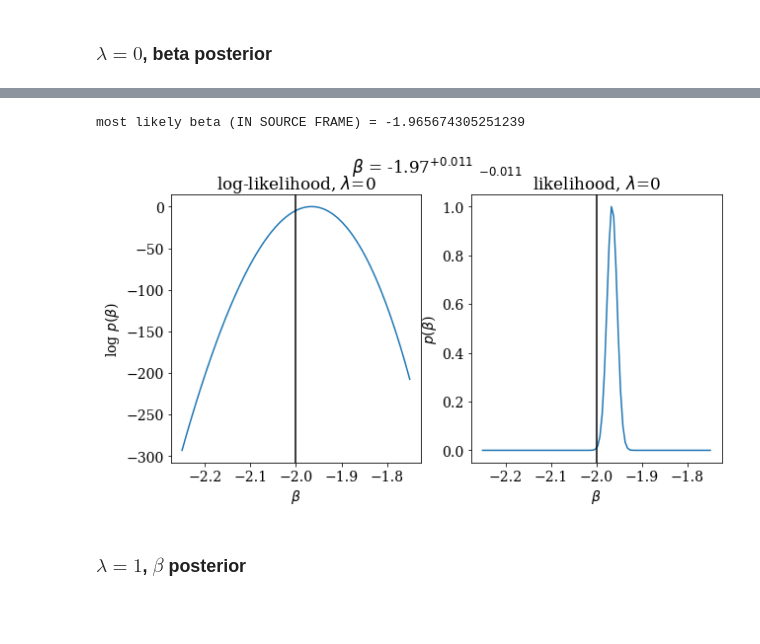
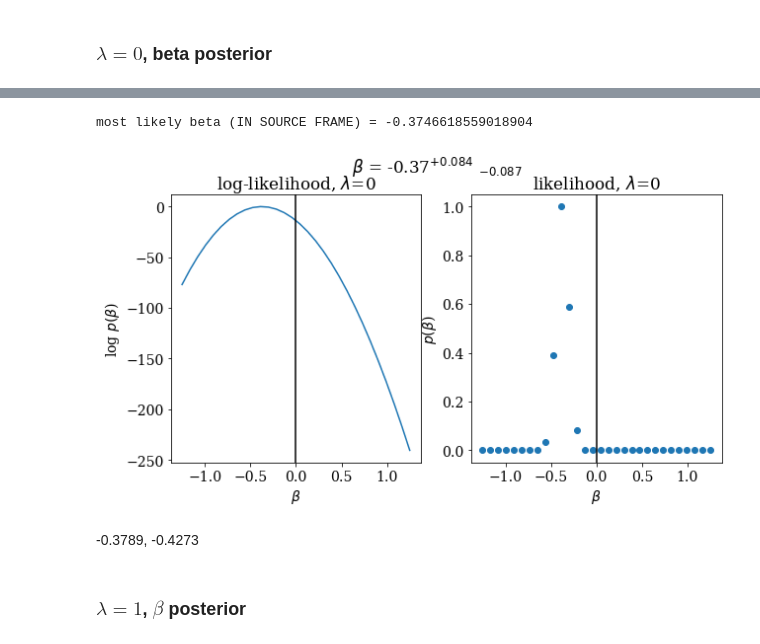
Before and after one commit to veome22/hybrid_waveforms, a Jupyter notebook: powerlaw_population_inference.ipynb, the cells around one changed output, grey strips where cells are left out. Cells and saved outputs as stored; diff of their text form; code cells hidden in the pictures; blank space fills up the shorter version.

Commit message:
implemented separate m2 integral with its own integration range to try and fix beta bias

```diff
--- a/powerlaw_population_inference.ipynb
+++ b/powerlaw_population_inference.ipynb
@@ -1247,19 +1238,27 @@ q_mu_sampled = np.random.normal(q_events, q_sigma_events)
+# %%
+# Calculate the requisite mu_m1, sigma_m1 for the Event Likelihoods
+m1_mu_sampled, m1_sigma_events = sample_m1_events(df_mc, df_eta, biased=False)
+m2_mu_sampled, m2_sigma_events = sample_m2_events(df_mc, df_eta, biased=False)
 # %%
-beta_min = beta_inj-0.25
-beta_max = beta_inj+0.25
-n_beta = 100
+beta_min = beta_inj-1.25
+beta_max = beta_inj+1.25
+
+n_beta = 30
 
 beta_range_lam_0 = np.linspace(beta_min, beta_max, n_beta)
+fname_beta_lam_0 = f"{likelihood_dir}/N_{len(m1_mu_sampled)}_beta_{beta_min:.2f}_{beta_max:.2f}_n_{n_beta:.0f}_log_likelihoods_lam_0"
 # %%
-log_p_beta_lam_0_src, beta_range_lam_0 = log_likelihood_beta(q_mu_sampled, q_sigma_events, \
+log_p_beta_lam_0_src, beta_range_lam_0 = log_likelihood_beta(m1_mu_sampled, m1_sigma_events, m2_mu_sampled, m2_sigma_events,
     beta_min=beta_min, beta_max=beta_max, n_beta=n_beta, \
-    q_min_int = 1.0, q_max_int=100., n_q_int=10000, \
-    q_min_pow = 1.0, q_max_pow=100., \
-    Ns=len(q_mu_sampled), Nt=len(q_mu_sampled))
-
-
+    alpha=alpha_inj, \
+    m1_min_pow=mmin_inj, m1_max_pow=mmax_inj,\
+    m1_min_int = mmin_inj, m1_max_int=mmax_inj, n_m1_int=300, n_m2_int=5000, \
+    Ns=len(m1_mu_sampled), Nt=len(m1_mu_sampled))
 
 log_beta_norm_lam_0 =log_p_beta_lam_0_src - np.max(log_p_beta_lam_0_src)
+
+if save_likelihoods:
+    np.savetxt(fname_beta_lam_0, log_beta_norm_lam_0)
 # %%
 # 68% confidence interval using KDE
 med_beta, sig_pos_beta, sig_neg_beta = get_cofidence_int_1d(log_beta_norm_lam_0, beta_range_lam_0)
@@ -1273,27 +1272,29 @@ Injected beta is 2.998 sigma away
 # %%
 print("most likely beta (IN SOURCE FRAME) =",med_beta)
 fig, axes = plt.subplots(nrows=1, ncols=2, figsize=(10, 5))
 
 axes[0].plot(beta_range_lam_0, log_beta_norm_lam_0)
 axes[0].axvline(x=beta_inj, color='k')
 axes[0].set_ylabel("log $p(\\beta$)")
 axes[0].set_xlabel("$\\beta$")
 axes[0].set_title("log-likelihood, $\lambda$=0")
 
-axes[1].plot(beta_range_lam_0, np.exp(log_beta_norm_lam_0))
+axes[1].scatter(beta_range_lam_0, np.exp(log_beta_norm_lam_0))
 axes[1].axvline(x=beta_inj, color='k')
 axes[1].set_ylabel("$p(\\beta$)")
 axes[1].set_xlabel("$\\beta$")
 axes[1].set_title("likelihood, $\lambda$=0")
 
 plt.suptitle(f"$\\beta$ = {med_beta:.2f}$^{{+{sig_pos_beta-med_beta:.3f}}}$ $_{{{sig_neg_beta - med_beta:.3f}}}$", y=0.99)
 # plt.tight_layout()
 
 # plt.savefig(plotdir+f'N_{len(q_mu_sampled)}_beta_{beta_inj:.1f}_hyper_posterior_lam_0.pdf')
 plt.show()
 # %% [output]
-most likely beta (IN SOURCE FRAME) = -1.965674305251239
+most likely beta (IN SOURCE FRAME) = -0.3746618559018904
-[figure, old version]
+[figure, new version]
+# %% [markdown]
+-0.3789, -0.4273
 # %% [markdown]
 ### $\lambda=1$, $\beta$ posterior
 # %%
```
Also changed, not shown: parts of 11 cells of this notebook.
